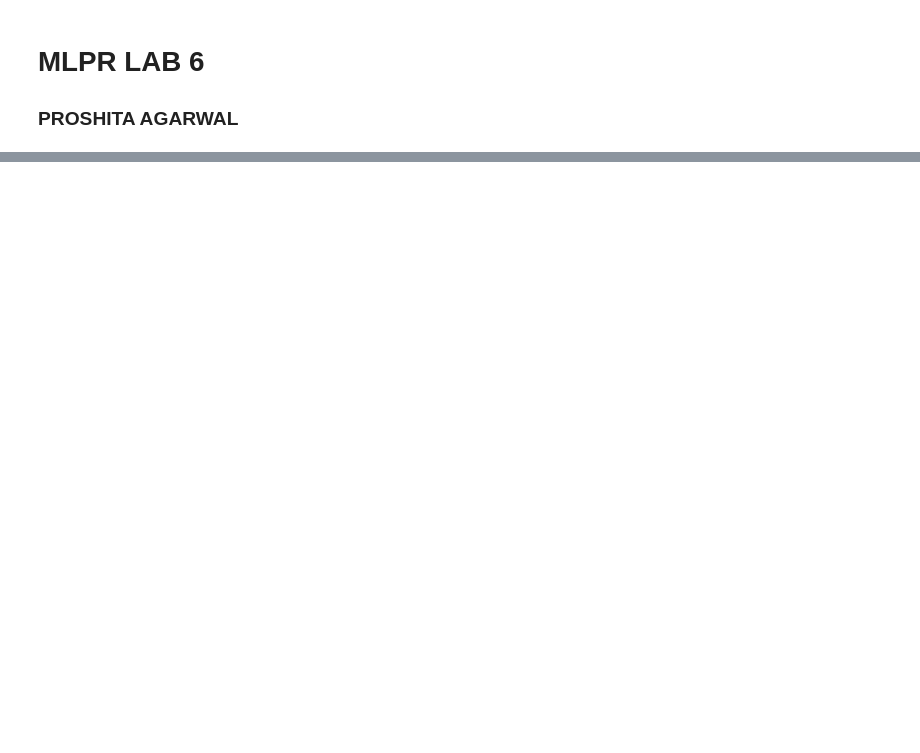
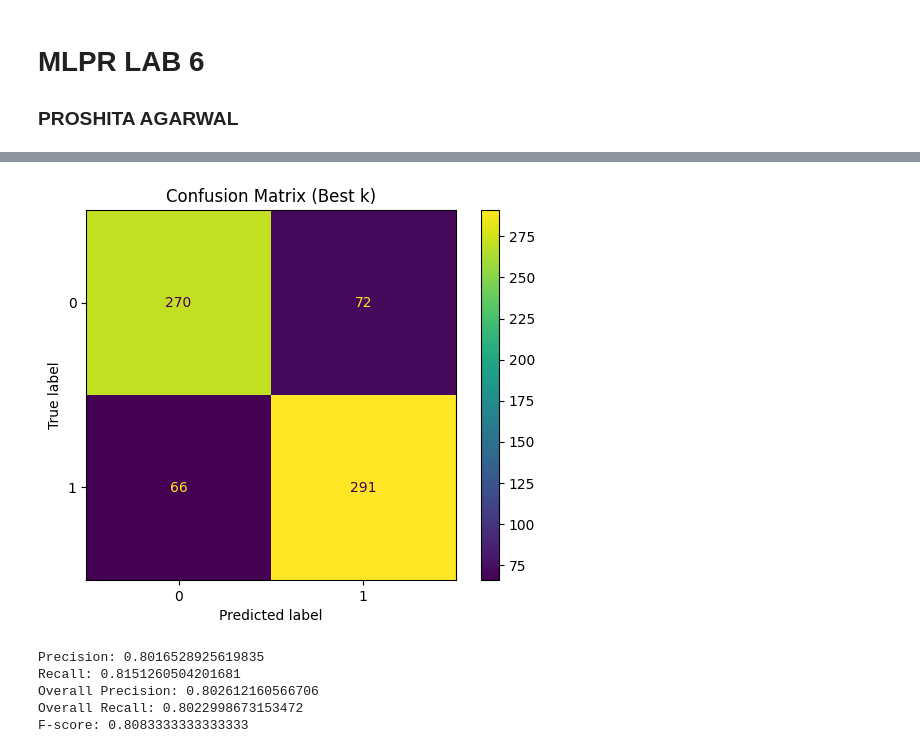
Before and after one commit to proshita-a/Machine-Learning-and-Pattern-Recognition, a Jupyter notebook: Lab6.ipynb, the cells around one changed output, grey strips where cells are left out. Cells and saved outputs as stored; diff of their text form; code cells hidden in the pictures; blank space fills up the shorter version.

```diff
--- a/Lab6.ipynb
+++ b/Lab6.ipynb
@@ -15,0 +181,49 @@ FileNotFoundError: [Errno 2] No such file or directory: 'tblTrain'
+# %%
+#train model using best k
+final_model = KNeighborsClassifier(n_neighbors=best_k)
+final_model.fit(x_train, y_train)
+
+#predict
+y_pred_final = final_model.predict(x_test)
+
+# Confusion matrix
+cm_final = confusion_matrix(y_test, y_pred_final)
+
+# Display confusion matrix
+disp = ConfusionMatrixDisplay(confusion_matrix=cm_final)
+disp.plot()
+plt.title("Confusion Matrix (Best k)")
+plt.show()
+
+# Extract values
+TN = cm_final[0][0]
+FP = cm_final[0][1]
+FN = cm_final[1][0]
+TP = cm_final[1][1]
+
+# Precision and Recall for Positive class
+precision = TP / (TP + FP)
+recall = TP / (TP + FN)
+
+# Overall Precision and Recall (macro average)
+precision_neg = TN / (TN + FN)
+recall_neg = TN / (TN + FP)
+
+overall_precision = (precision + precision_neg) / 2
+overall_recall = (recall + recall_neg) / 2
+
+# F-score
+F_score = 2 * (precision * recall) / (precision + recall)
+
+print("Precision:", precision)
+print("Recall:", recall)
+print("Overall Precision:", overall_precision)
+print("Overall Recall:", overall_recall)
+print("F-score:", F_score)
+# %% [output]
+[figure, added]
+Precision: 0.8016528925619835
+Recall: 0.8151260504201681
+Overall Precision: 0.802612160566706
+Overall Recall: 0.8022998673153472
+F-score: 0.8083333333333333
```
Also changed, not shown: parts of 7 cells of this notebook.
